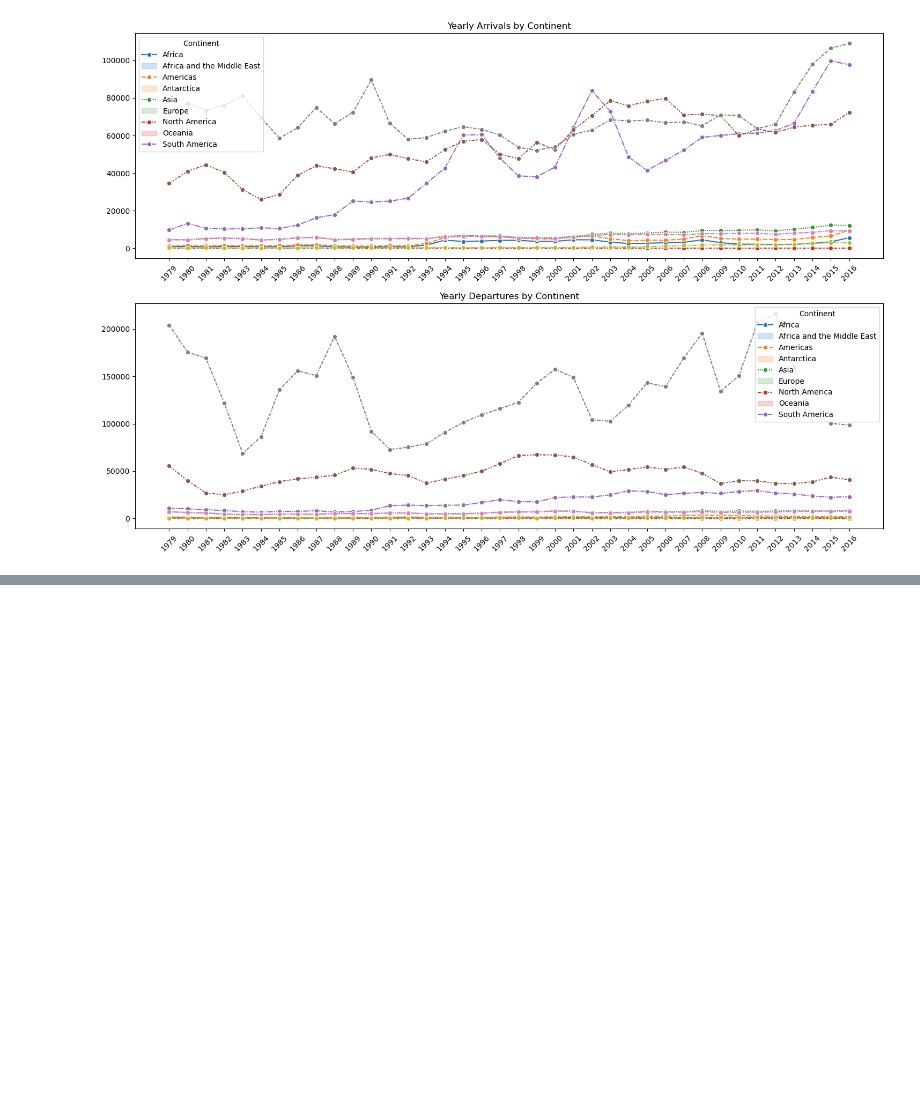
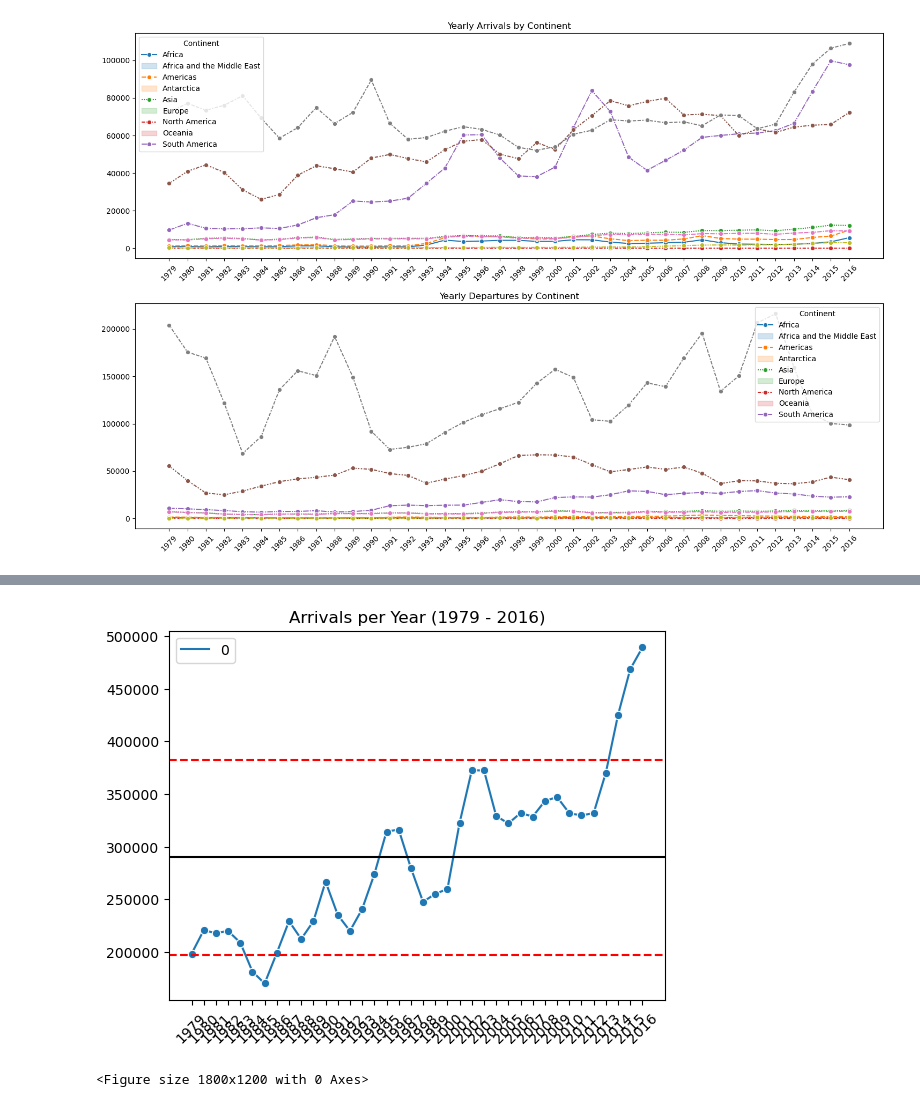
Before and after one commit to lammypi/Data-Science-Explorations, a Jupyter notebook: nz-migration-stats.ipynb, the cells around one changed output, grey strips where cells are left out. Drawn from its saved outputs; the diff is of its cells as text; code cells hidden in the pictures; blank space fills up the shorter version.

```diff
--- a/nz-migration-stats.ipynb
+++ b/nz-migration-stats.ipynb
@@ -686,0 +701,13 @@ CUSUM analysis is a method of detecting notable changes in data. It would be int
+# %%
+### NOTE: X_t values are in arrivals_per_year
+# Set mu to average of X_t
+mu_arr = np.mean(arrivals_per_year)
+
+# Threshold - usually 4 or 5 times the standard deviation
+theta_arr = 5*np.std(arrivals_per_year)
+
+# C - usually 1 standard deviation, or half a standard deviation
+c_arr = np.std(arrivals_per_year)
+
+# Display our starting values
+print(f'Mu-arrivals: {mu_arr} | Threshold: {theta_arr} | C: {c_arr}')
@@ -686,0 +770,25 @@ CUSUM analysis is a method of detecting notable changes in data. It would be int
+# %%
+# Arrivals only chart
+arr_cusum = sns.lineplot(data = [arrivals_per_year],
+                         marker = "o",
+                         linestyle = 'solid')
+# Tickmarks
+arr_cusum.set_xticks(range(len(years)))
+arr_cusum.set_xticklabels(years, rotation = 45)
+
+# Title
+arr_cusum.set_title("Arrivals per Year (1979 - 2016)")
+
+# Add mu_arr line
+plt.axhline(mu_arr, c = 'black', ls = '-')
+
+# Add threshold lines
+plt.axhline(theta_arr, c = 'red', ls = '--')
+plt.axhline(mu_arr - (theta_arr-mu_arr), c = 'red', ls = '--')
+
+# Display
+plt.figure(figsize=(18, 12))
+plt.show()
+# %% [output]
+[figure, added]
+<Figure size 1800x1200 with 0 Axes>
```
Also changed, not shown: parts of 9 cells of this notebook.
